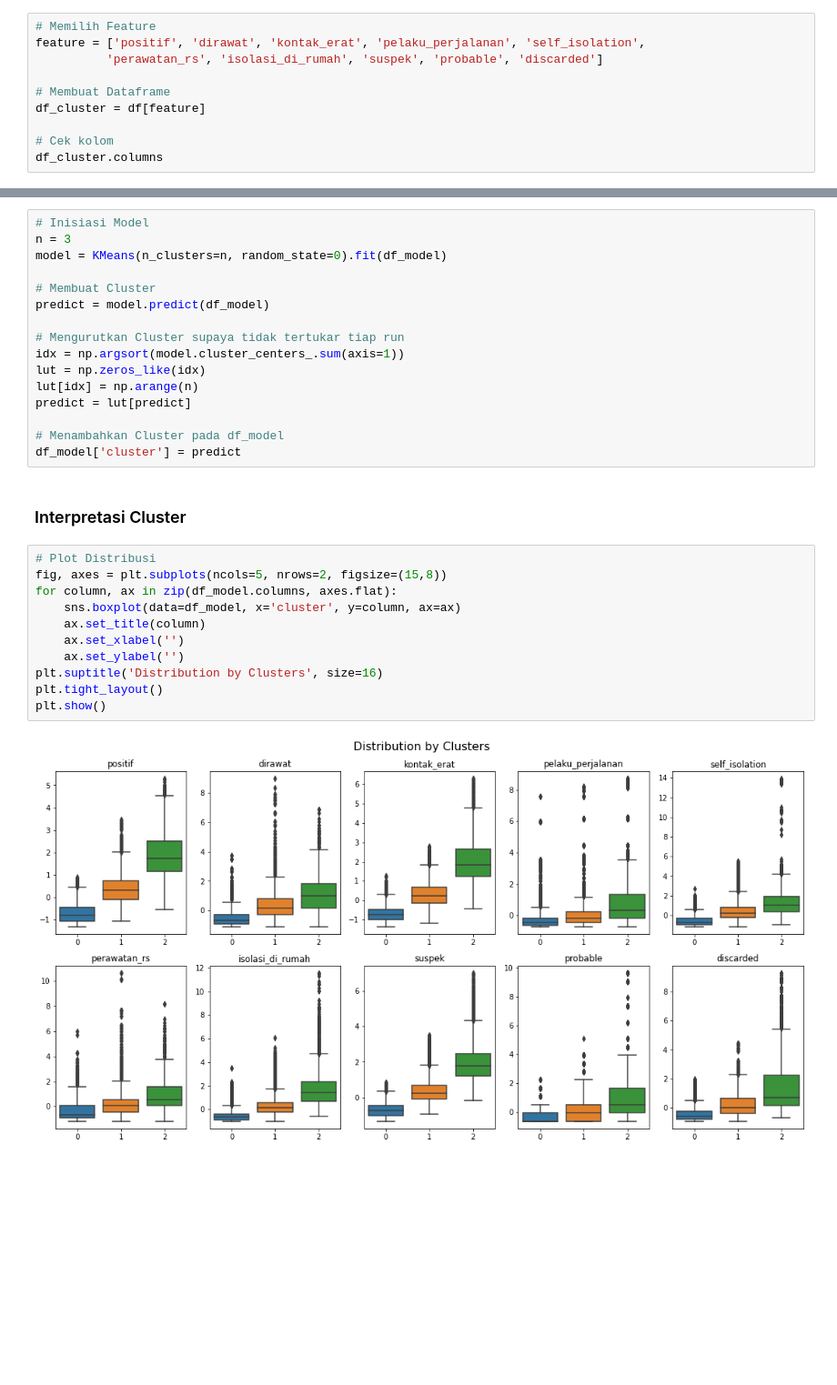
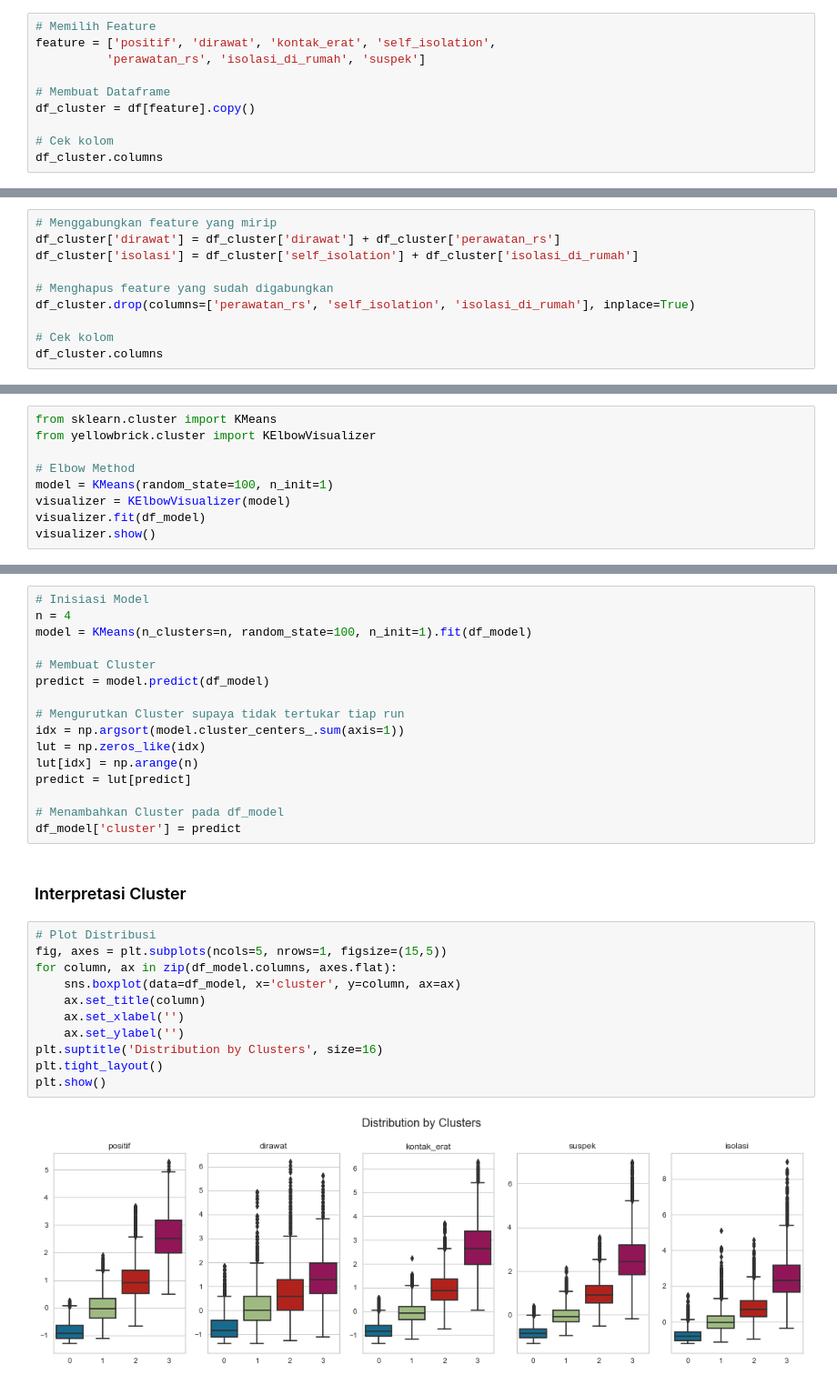
Before and after one commit to dikoharyadhanto/Project-Lomba, a Jupyter notebook: clustering.ipynb, the cells around one changed output, grey strips where cells are left out. Shown at 91% size. Cells and saved outputs as stored; diff of their text form; blank space fills up the shorter version.

```diff
--- a/clustering.ipynb
+++ b/clustering.ipynb
@@ -53,11 +55,11 @@ memory usage: 4.8+ MB
 Feature yang akan dipilih adalah feature yang berkaitan dengan tingkat paparan covid-19 seperti positif, dirawat, kotak_erat, pelaku_perjalanan, dll.
 # %%
 # Memilih Feature
-feature = ['positif', 'dirawat', 'kontak_erat', 'pelaku_perjalanan', 'self_isolation',
-          'perawatan_rs', 'isolasi_di_rumah', 'suspek', 'probable', 'discarded']
+feature = ['positif', 'dirawat', 'kontak_erat', 'self_isolation',
+          'perawatan_rs', 'isolasi_di_rumah', 'suspek']
 
 # Membuat Dataframe
-df_cluster = df[feature]
+df_cluster = df[feature].copy()
 
 # Cek kolom
 df_cluster.columns
@@ -68,0 +72,10 @@ Index(['positif', 'dirawat', 'kontak_erat', 'pelaku_perjalanan',
+# %%
+# Menggabungkan feature yang mirip
+df_cluster['dirawat'] = df_cluster['dirawat'] + df_cluster['perawatan_rs']
+df_cluster['isolasi'] = df_cluster['self_isolation'] + df_cluster['isolasi_di_rumah']
+
+# Menghapus feature yang sudah digabungkan
+df_cluster.drop(columns=['perawatan_rs', 'self_isolation', 'isolasi_di_rumah'], inplace=True)
+
+# Cek kolom
+df_cluster.columns
@@ -133,0 +136,9 @@ plt.show()
+# %%
+from sklearn.cluster import KMeans
+from yellowbrick.cluster import KElbowVisualizer
+
+# Elbow Method
+model = KMeans(random_state=100, n_init=1)
+visualizer = KElbowVisualizer(model)
+visualizer.fit(df_model)
+visualizer.show()
@@ -137,8 +166,8 @@ Jika menggunakan elbow method, jumlah cluster yang disarankan untuk clustering k
 ### Membuat Model
 # %%
 # Inisiasi Model
-n = 3
-model = KMeans(n_clusters=n, random_state=0).fit(df_model)
+n = 4
+model = KMeans(n_clusters=n, random_state=100, n_init=1).fit(df_model)
 
 # Membuat Cluster
 predict = model.predict(df_model)
@@ -155,15 +184,15 @@ df_model['cluster'] = predict
 ### Interpretasi Cluster
 # %%
 # Plot Distribusi
-fig, axes = plt.subplots(ncols=5, nrows=2, figsize=(15,8))
+fig, axes = plt.subplots(ncols=5, nrows=1, figsize=(15,5))
 for column, ax in zip(df_model.columns, axes.flat):
     sns.boxplot(data=df_model, x='cluster', y=column, ax=ax)
     ax.set_title(column)
     ax.set_xlabel('')
     ax.set_ylabel('')
 plt.suptitle('Distribution by Clusters', size=16)
 plt.tight_layout()
 plt.show()
 # %% [output]
-[figure, old version]
+[figure, new version]
 # %% [markdown]
```
Also changed, not shown: parts of 36 cells of this notebook, 1 other file.
